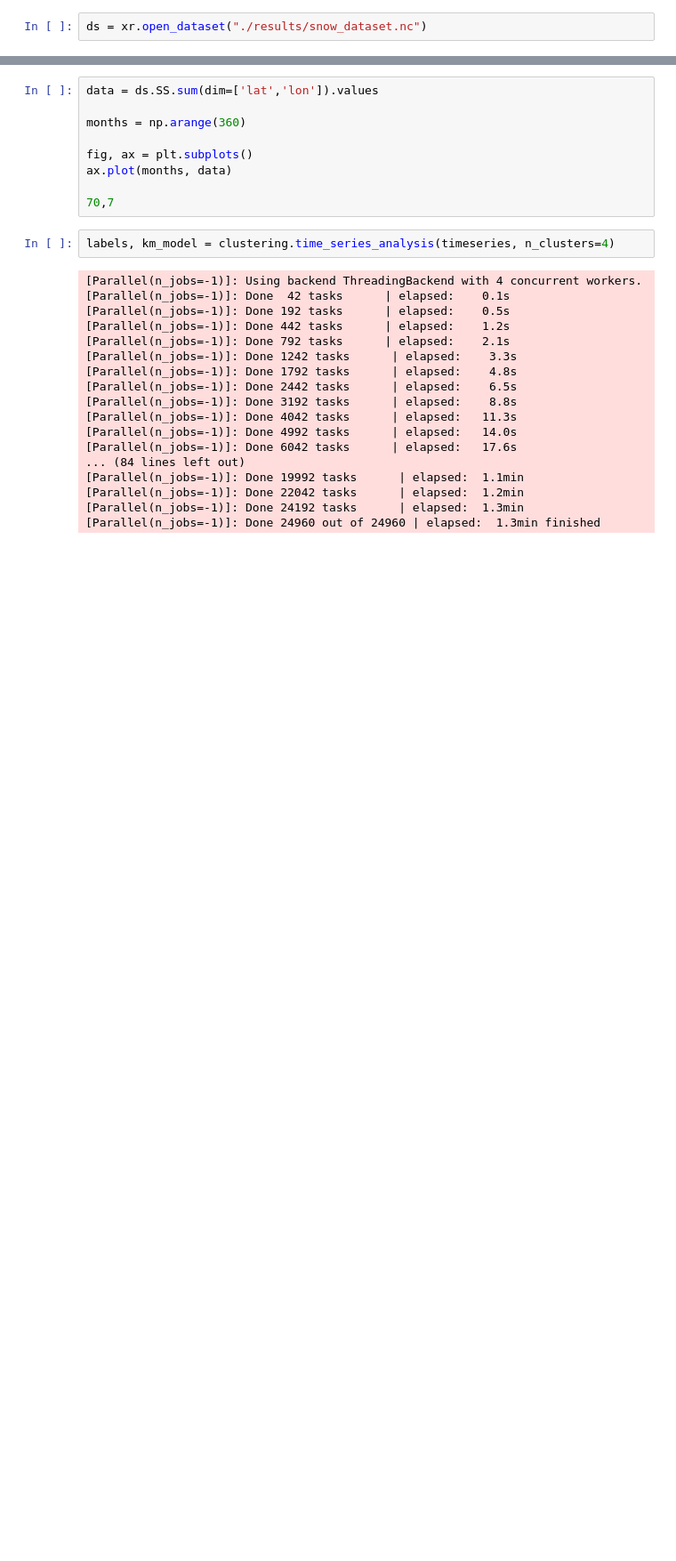
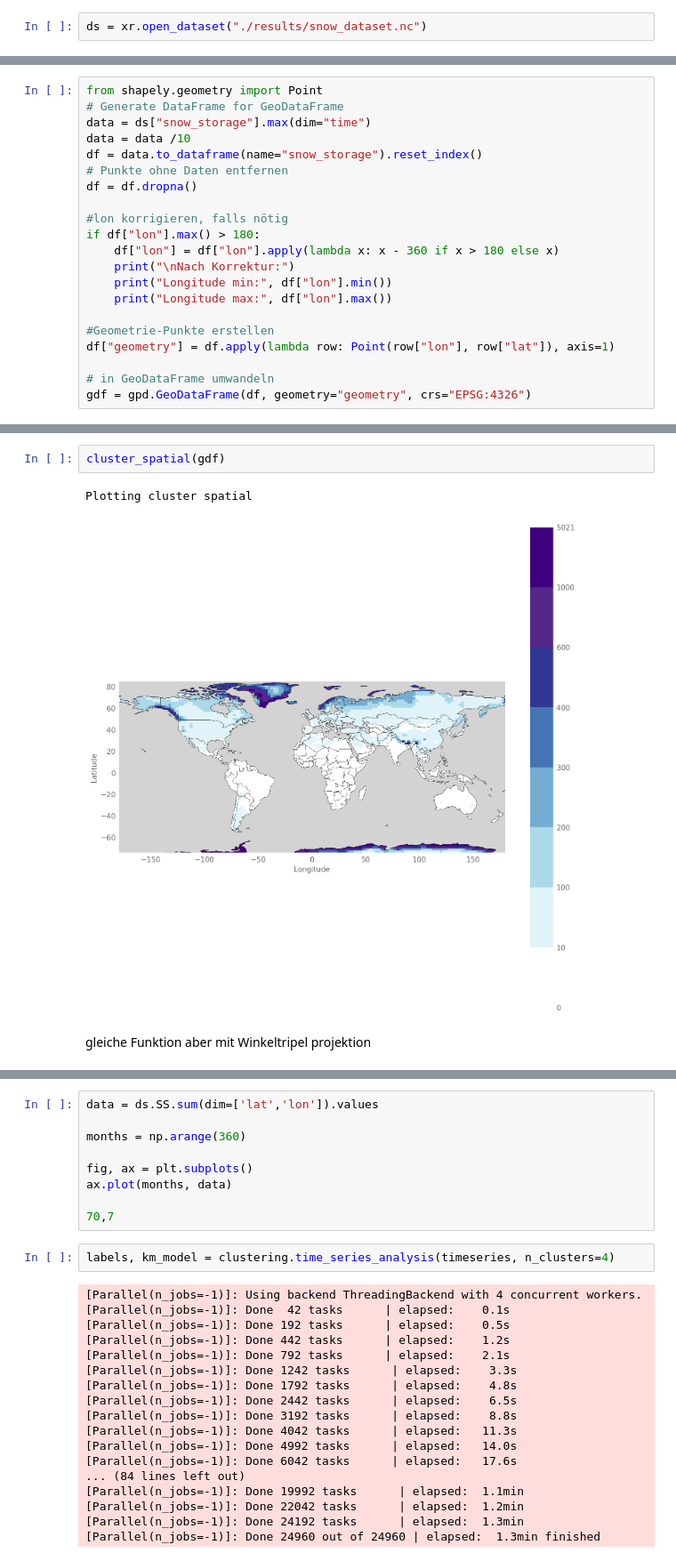
Before and after one commit to ericwoe/snow_storage_and_snowmelt_in_nuclear_winter, a Jupyter notebook: Example.ipynb, the cells around one changed output, grey strips where cells are left out. Shown at 89% size. Saved outputs shown, nothing was run; the diff lists cells and outputs as text; blank space fills up the shorter version.

```diff
--- a/Example.ipynb
+++ b/Example.ipynb
@@ -12,0 +176,21 @@ ds = xr.open_dataset("./results/snow_dataset.nc")
+# %%
+from shapely.geometry import Point
+# Generate DataFrame for GeoDataFrame
+data = ds["snow_storage"].max(dim="time")
+data = data /10
+df = data.to_dataframe(name="snow_storage").reset_index()
+# Punkte ohne Daten entfernen
+df = df.dropna()
+
+#lon korrigieren, falls nötig
+if df["lon"].max() > 180:
+    df["lon"] = df["lon"].apply(lambda x: x - 360 if x > 180 else x)
+    print("\nNach Korrektur:")
+    print("Longitude min:", df["lon"].min())
+    print("Longitude max:", df["lon"].max())
+
+#Geometrie-Punkte erstellen
+df["geometry"] = df.apply(lambda row: Point(row["lon"], row["lat"]), axis=1)
+
+# in GeoDataFrame umwandeln
+gdf = gpd.GeoDataFrame(df, geometry="geometry", crs="EPSG:4326")
@@ -12,0 +246,7 @@ ds = xr.open_dataset("./results/snow_dataset.nc")
+# %%
+cluster_spatial(gdf)
+# %% [output]
+Plotting cluster spatial
+[figure, added]
+# %% [markdown]
+gleiche Funktion aber mit Winkeltripel projektion
```
Also changed, not shown: parts of 25 cells of this notebook, 3 other files.
